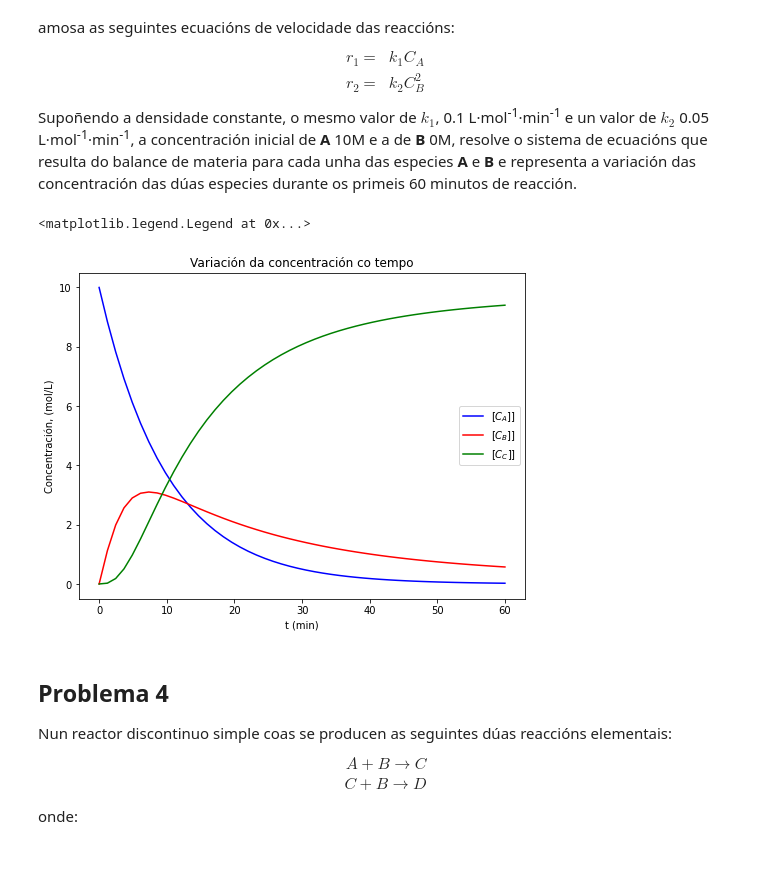
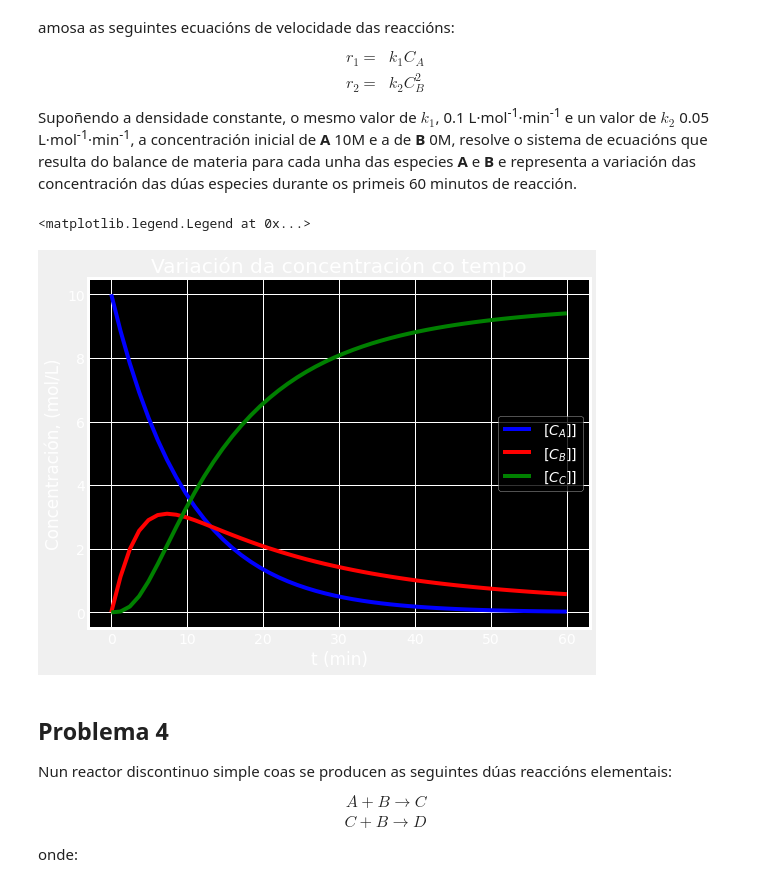
Before and after one commit to anxosanchez/sopq, a Jupyter notebook: Casos de teoría/Jupyter/EC09.ipynb, the cells around one changed output. Saved outputs shown, nothing was run; the diff lists cells and outputs as text; code cells hidden in the pictures; blank space fills up the shorter version.

```diff
--- a/Casos de teoría/Jupyter/EC09.ipynb
+++ b/Casos de teoría/Jupyter/EC09.ipynb
@@ -35,6 +53,7 @@ t_eval = np.linspace(t0,t_fin)
 sol1 = solve_ivp(fun = modelo, t_span = t_span, y0 = y0, t_eval = t_eval)
 # %%
 plt.figure(figsize=(8,6))
+plt.style.use('fivethirtyeight')
 plt.plot(sol1.t,sol1.y[0],'b-')
 plt.xlabel('t (min)')
 plt.ylabel('Temperatura, ºC')
@@ -73,6 +92,7 @@ t_eval = np.linspace(t0,t_fin)
 sol2 = solve_ivp(fun = reac, t_span = t_span, y0 = y0, t_eval = t_eval)
 # %%
 plt.figure(figsize=(8,6))
+plt.style.use('seaborn-dark-palette')
 plt.plot(sol2.t,sol2.y[0],'b-',sol2.t,sol2.y[1],'r-')
 plt.xlabel('t (min)')
 plt.ylabel('Concentración, (mol/L)')
@@ -118,14 +138,15 @@ t_eval = np.linspace(t0,t_fin)
 sol3 = solve_ivp(fun = reac2, t_span = t_span, y0 = y0, t_eval = t_eval)
 # %%
 plt.figure(figsize=(8,6))
+plt.style.use('dark_background')
 plt.plot(sol3.t,sol3.y[0],'b-',sol3.t,sol3.y[1],'r-',sol3.t,sol3.y[2],'g')
 plt.xlabel('t (min)')
 plt.ylabel('Concentración, (mol/L)')
 plt.title('Variación da concentración co tempo')
 plt.legend(['[$C_A$]]','[$C_B$]]','[$C_C$]]'])
 # %% [output]
 <matplotlib.legend.Legend at 0x...>
-[figure, old version]
+[figure, new version]
 # %% [markdown]
 ## Problema 4
 
```
Also changed, not shown: parts of 4 cells of this notebook.
